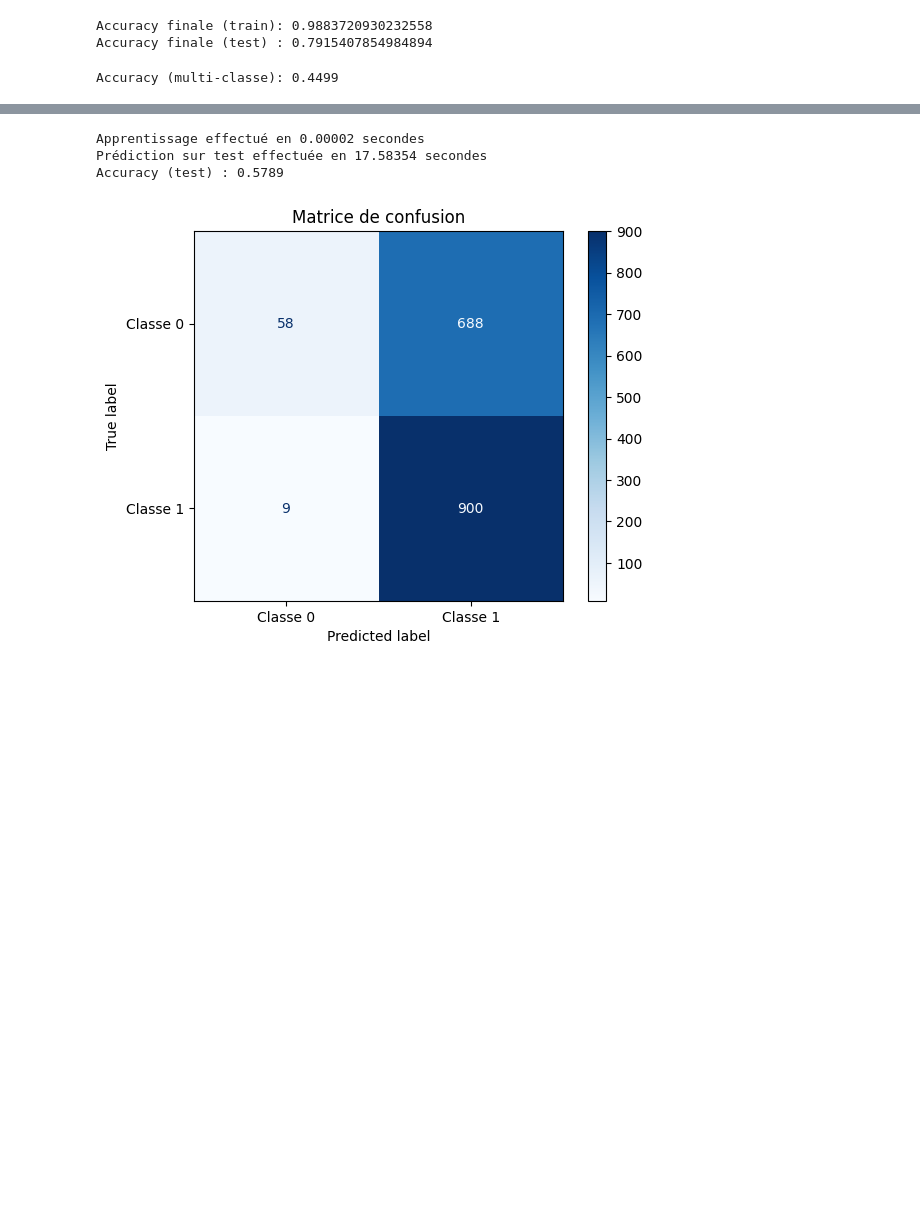
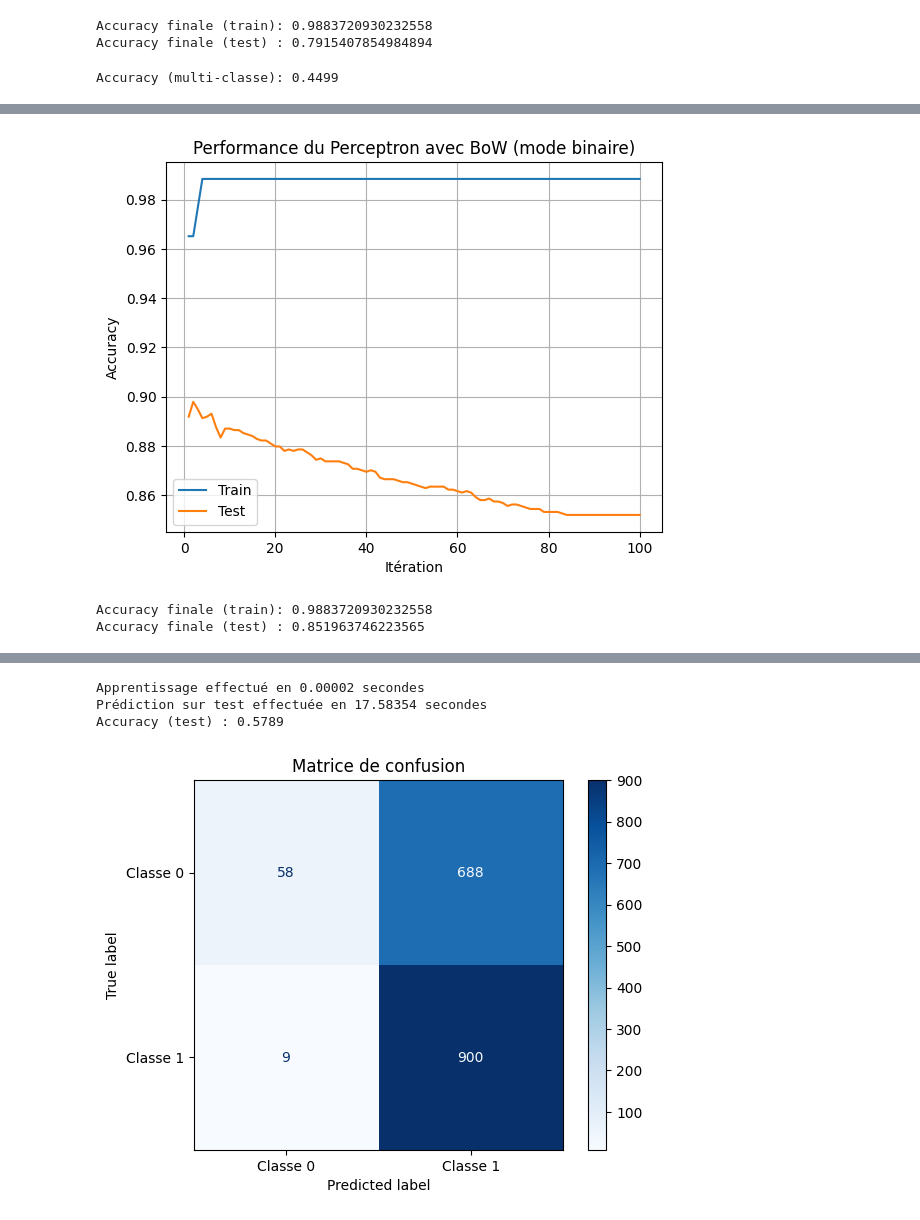
Before and after one commit to Antoine1903/Projets_Sorbonne_Universite, a Jupyter notebook: LU3IN026/miniprojet/projet-Zhang_Lecomte.ipynb, the cells around one changed output, grey strips where cells are left out. Saved outputs shown, nothing was run; the diff lists cells and outputs as text; code cells hidden in the pictures; blank space fills up the shorter version.

```diff
--- a/LU3IN026/miniprojet/projet-Zhang_Lecomte.ipynb
+++ b/LU3IN026/miniprojet/projet-Zhang_Lecomte.ipynb
@@ -711,0 +774,67 @@ Accuracy (multi-classe): 0.4499
+# %%
+# ======================================================
+# Classification binaire avec Bag-of-Words (Binaire) avec PerceptronBiais - Version 2
+# ======================================================
+# Cette version utilise explicitement un modèle Bag-of-Words (BoW)
+# pour la vectorisation des textes
+
+# Sélection des classes (identique à la version 1)
+classe1 = 0
+classe2 = 1
+
+# Filtrage des données (identique à la version 1)
+df_binaire = df_train[df_train['target'].isin([classe1, classe2])].copy()
+df_test_bin = df_test[df_test['target'].isin([classe1, classe2])].copy()
+
+# Conversion des labels (identique à la version 1)
+df_binaire['target_bin'] = df_binaire['target'].apply(lambda x: -1 if x == classe1 else +1)
+df_test_bin['target_bin'] = df_test_bin['target'].apply(lambda x: -1 if x == classe1 else +1)
+
+# Extraction des textes tokenisés
+texts_tokenized_train = df_binaire["les_mots"].tolist()
+texts_tokenized_test = df_test_bin["les_mots"].tolist()
+
+# Vectorisation avec modèle Bag-of-Words en mode binaire
+X_train_sparse, _ = bag_of_words_sparse_manual(texts_tokenized_train, index_mots, mode="binary")
+X_test_sparse, _ = bag_of_words_sparse_manual(texts_tokenized_test, index_mots, mode="binary")
+
+# Conversion des matrices creuses en tableaux denses
+X_train = X_train_sparse.toarray()
+X_test = X_test_sparse.toarray()
+
+# Initialisation du perceptron
+perceptron = classif.ClassifierPerceptronBiais(input_dimension=X_train.shape[1], learning_rate=0.01)
+
+# Entraînement et évaluation
+N = 100  # Nombre d'itérations
+train_acc, test_acc = [], []  # Stockage des performances
+
+for _ in range(N):
+    # Étape d'entraînement
+    perceptron.train_step(X_train, y_train_bin)
+
+    # Prédictions
+    y_train_pred = np.array([perceptron.predict(x) for x in X_train])
+    y_test_pred = np.array([perceptron.predict(x) for x in X_test])
+
+    # Calcul et enregistrement des performances
+    train_acc.append((y_train_pred == y_train_bin).mean())
+    test_acc.append((y_test_pred == y_test_bin).mean())
+
+# Visualisation des résultats
+plt.plot(range(1,N+1), train_acc, label="Train")
+plt.plot(range(1,N+1), test_acc, label="Test")
+plt.xlabel("Itération")
+plt.ylabel("Accuracy")
+plt.title("Performance du Perceptron avec BoW (mode binaire)")
+plt.legend()
+plt.grid(True)
+plt.show()
+
+# Affichage des résultats finaux
+print("Accuracy finale (train):", train_acc[-1])
+print("Accuracy finale (test) :", test_acc[-1])
+# %% [output]
+[figure, added]
+Accuracy finale (train): 0.9883720930232558
+Accuracy finale (test) : 0.851963746223565
```
Also changed, not shown: parts of 5 cells of this notebook.
